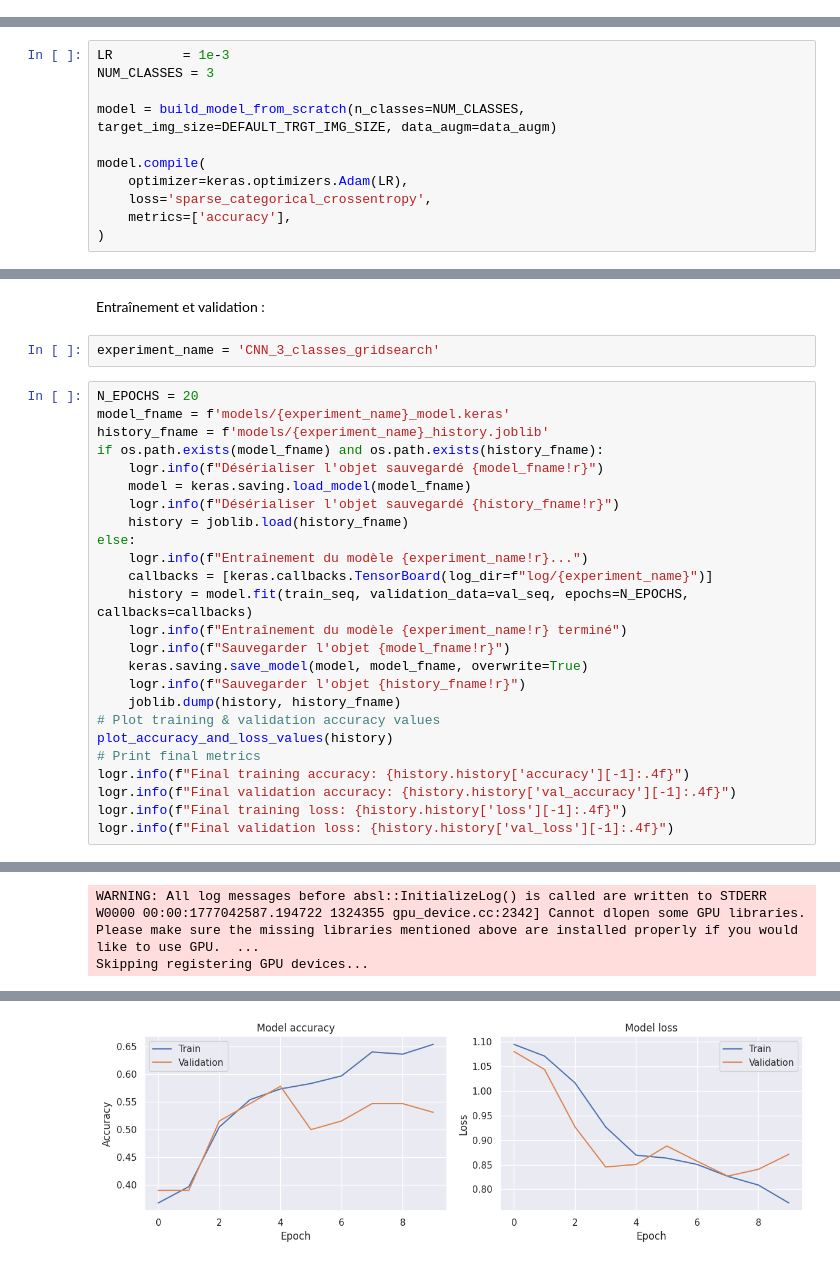
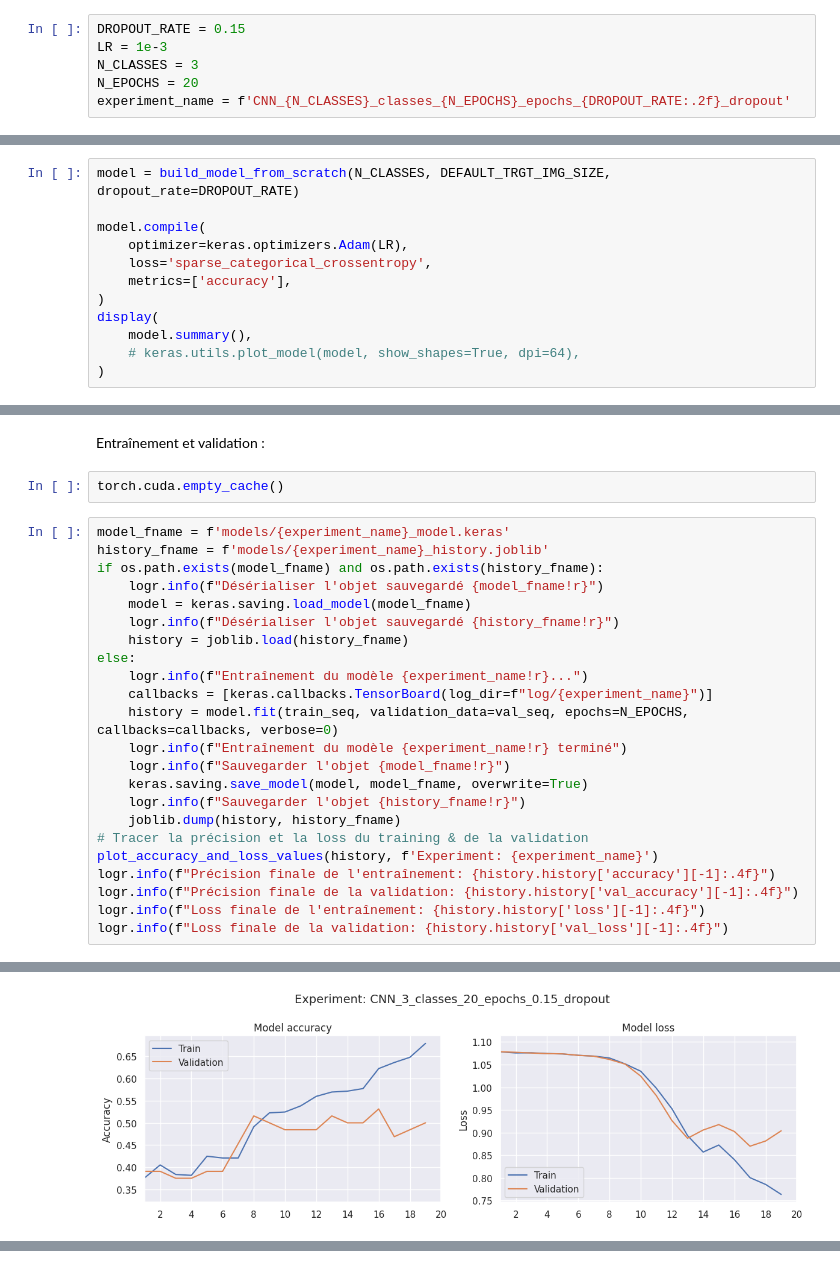
Before and after one commit to kirisakow/oc-dogs-cv-dl, a Jupyter notebook: ISAKOV_Kiril_2_notebook_model_from_scratch_032026.ipynb, the cells around one changed output, grey strips where cells are left out. Saved outputs shown, nothing was run; the diff lists cells and outputs as text.

```diff
--- a/ISAKOV_Kiril_2_notebook_model_from_scratch_032026.ipynb
+++ b/ISAKOV_Kiril_2_notebook_model_from_scratch_032026.ipynb
@@ -404,13 +439,20 @@ logr.info(f"loss, accuracy = {model.evaluate(test_seq)}")
+# %%
+DROPOUT_RATE = 0.15
+LR = 1e-3
+N_CLASSES = 3
+N_EPOCHS = 20
+experiment_name = f'CNN_{N_CLASSES}_classes_{N_EPOCHS}_epochs_{DROPOUT_RATE:.2f}_dropout'
 # %% [markdown]
 Construire le modèle :
 # %%
-LR         = 1e-3
-NUM_CLASSES = 3
-
-model = build_model_from_scratch(n_classes=NUM_CLASSES, target_img_size=DEFAULT_TRGT_IMG_SIZE, data_augm=data_augm)
+model = build_model_from_scratch(N_CLASSES, DEFAULT_TRGT_IMG_SIZE, dropout_rate=DROPOUT_RATE)
 
 model.compile(
     optimizer=keras.optimizers.Adam(LR),
     loss='sparse_categorical_crossentropy',
     metrics=['accuracy'],
 )
+display(
+    model.summary(),
+    # keras.utils.plot_model(model, show_shapes=True, dpi=64),
+)
@@ -417,9 +482,8 @@ model.compile(
 # %% [markdown]
 Entraînement et validation :
-# %%
-experiment_name = 'CNN_3_classes_gridsearch'
+# %%
+torch.cuda.empty_cache()
 # %%
-N_EPOCHS = 20
 model_fname = f'models/{experiment_name}_model.keras'
 history_fname = f'models/{experiment_name}_history.joblib'
 if os.path.exists(model_fname) and os.path.exists(history_fname):
@@ -430,17 +494,16 @@ if os.path.exists(model_fname) and os.path.exists(history_fname):
 else:
     logr.info(f"Entraînement du modèle {experiment_name!r}...")
     callbacks = [keras.callbacks.TensorBoard(log_dir=f"log/{experiment_name}")]
-    history = model.fit(train_seq, validation_data=val_seq, epochs=N_EPOCHS, callbacks=callbacks)
+    history = model.fit(train_seq, validation_data=val_seq, epochs=N_EPOCHS, callbacks=callbacks, verbose=0)
     logr.info(f"Entraînement du modèle {experiment_name!r} terminé")
     logr.info(f"Sauvegarder l'objet {model_fname!r}")
     keras.saving.save_model(model, model_fname, overwrite=True)
     logr.info(f"Sauvegarder l'objet {history_fname!r}")
     joblib.dump(history, history_fname)
-# Plot training & validation accuracy values
-plot_accuracy_and_loss_values(history)
-# Print final metrics
-logr.info(f"Final training accuracy: {history.history['accuracy'][-1]:.4f}")
-logr.info(f"Final validation accuracy: {history.history['val_accuracy'][-1]:.4f}")
-logr.info(f"Final training loss: {history.history['loss'][-1]:.4f}")
-logr.info(f"Final validation loss: {history.history['val_loss'][-1]:.4f}")
+# Tracer la précision et la loss du training & de la validation
+plot_accuracy_and_loss_values(history, f'Experiment: {experiment_name}')
+logr.info(f"Précision finale de l'entraînement: {history.history['accuracy'][-1]:.4f}")
+logr.info(f"Précision finale de la validation: {history.history['val_accuracy'][-1]:.4f}")
+logr.info(f"Loss finale de l'entraînement: {history.history['loss'][-1]:.4f}")
+logr.info(f"Loss finale de la validation: {history.history['val_loss'][-1]:.4f}")
 # %% [output]
@@ -447,0 +517 @@ logr.info(f"Final validation loss: {history.history['val_loss'][-1]:.4f}")
+[figure, new version]
@@ -449,3 +521,0 @@ Epoch 1/10
-WARNING: All log messages before absl::InitializeLog() is called are written to STDERR
-W0000 00:00:1777042587.194722 1324355 gpu_device.cc:2342] Cannot dlopen some GPU libraries. Please make sure the missing libraries mentioned above are installed properly if you would like to use GPU.  ...
-Skipping registering GPU devices...
@@ -474 +521,0 @@ Epoch 10/10
-[figure, old version]
```
Also changed, not shown: parts of 66 cells of this notebook, 2 other files.
